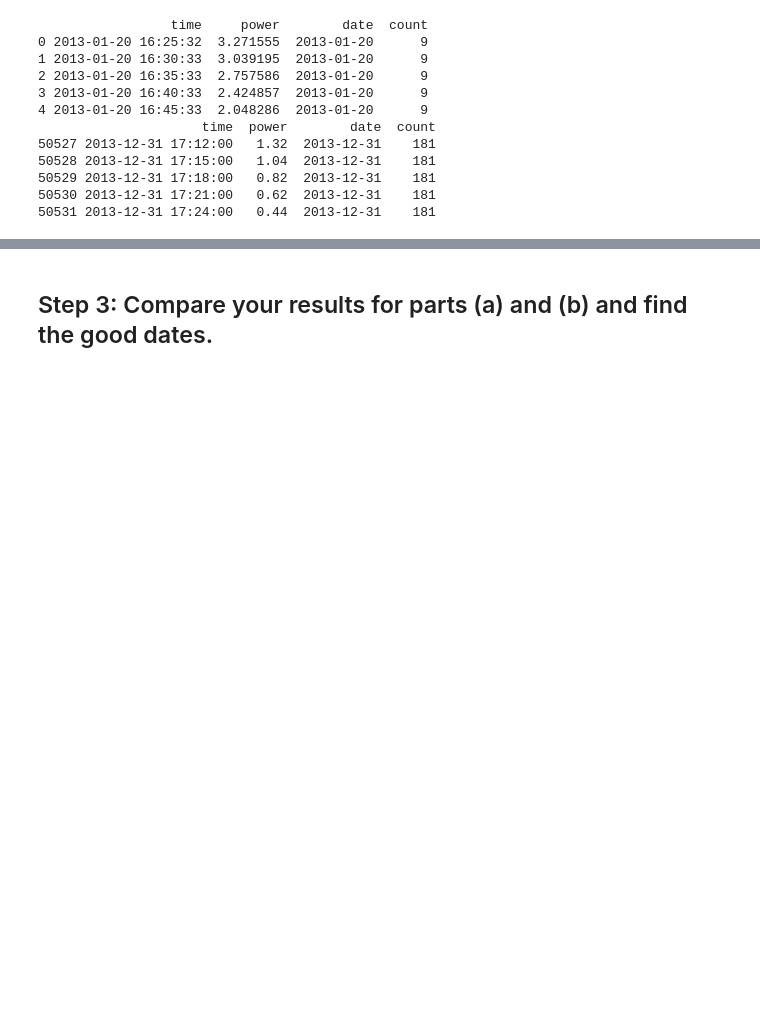
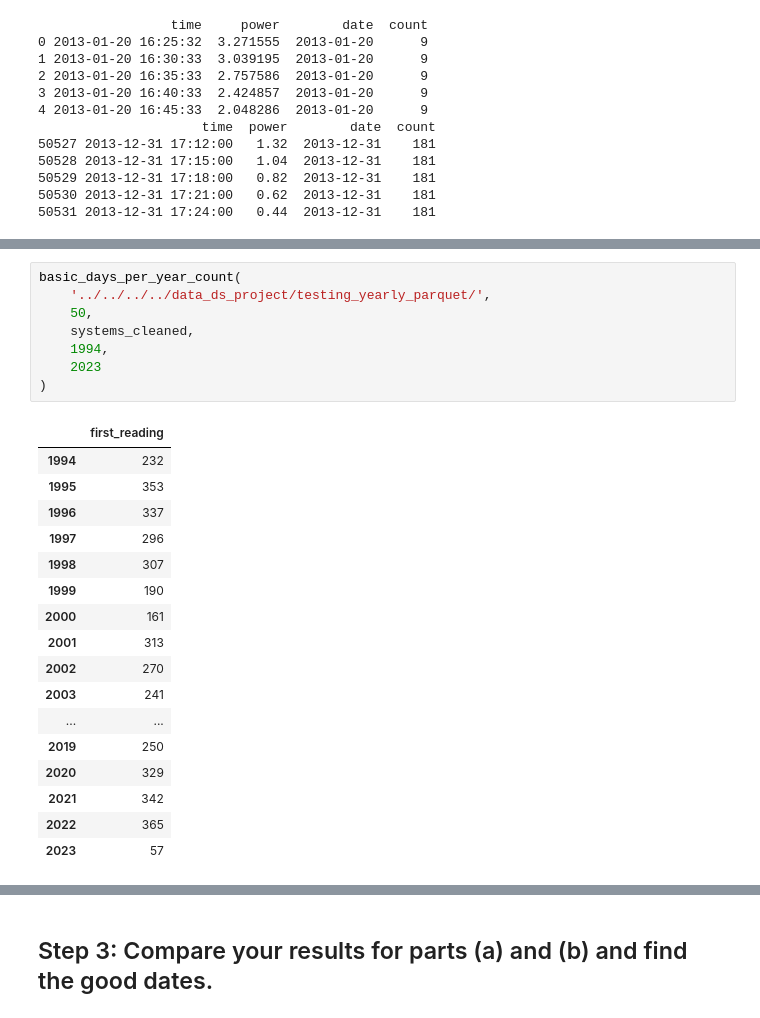
Before and after one commit to Erdos-Projects/predicting-day-ahead-solar-power-production, a Jupyter notebook: src/data/pwr/extract_ac_power_functions.ipynb, the cells around one changed output, grey strips where cells are left out. Drawn from its saved outputs; the diff is of its cells as text; blank space fills up the shorter version.

```diff
--- a/src/data/pwr/extract_ac_power_functions.ipynb
+++ b/src/data/pwr/extract_ac_power_functions.ipynb
@@ -727,0 +799,26 @@ print(data_1200_met_2013.tail())
+# %%
+basic_days_per_year_count(
+    '../../../../data_ds_project/testing_yearly_parquet/',
+    50,
+    systems_cleaned,
+    1994,
+    2023
+)
+# %% [output]
+|  | first_reading |
+| 1994 | 232 |
+| 1995 | 353 |
+| 1996 | 337 |
+| 1997 | 296 |
+| 1998 | 307 |
+| 1999 | 190 |
+| 2000 | 161 |
+| 2001 | 313 |
+| 2002 | 270 |
+| 2003 | 241 |
+| ... | ... |
+| 2019 | 250 |
+| 2020 | 329 |
+| 2021 | 342 |
+| 2022 | 365 |
+| 2023 | 57 |
```
Also changed, not shown: parts of 18 cells of this notebook, 1 other file.
